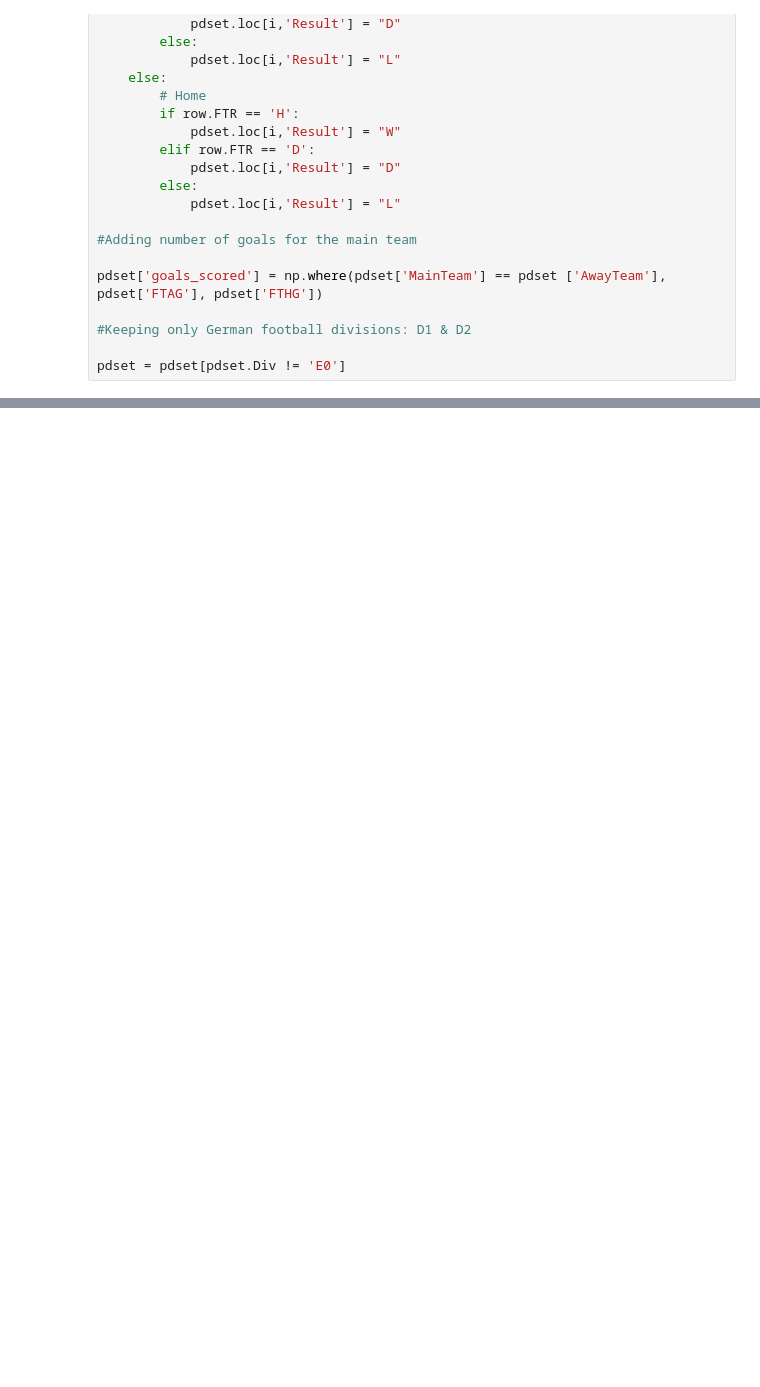
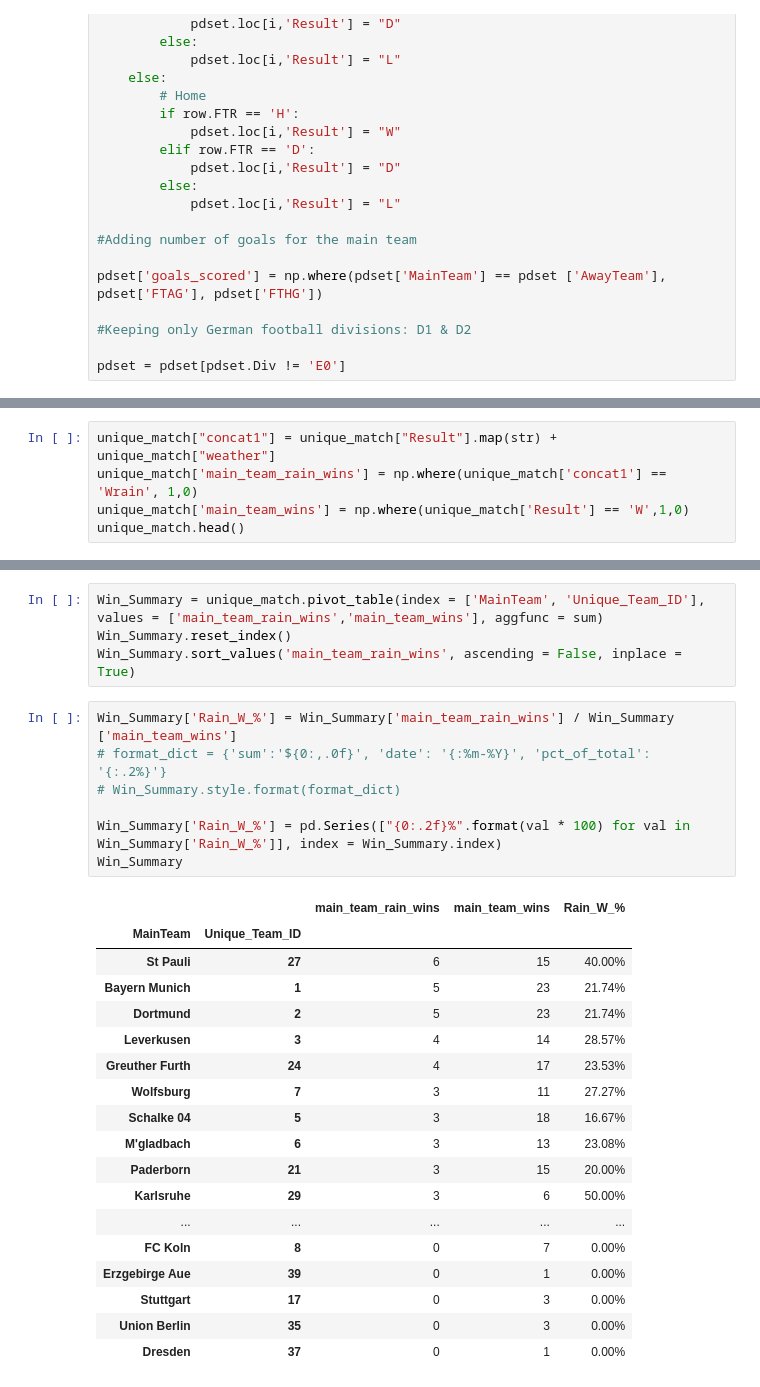
Before and after one commit to Silkways/Data-Construction, a Jupyter notebook: Project_2_Final.ipynb, the cells around one changed output, grey strips where cells are left out. Cells and saved outputs as stored; diff of their text form; blank space fills up the shorter version.

```diff
--- a/Project_2_Final.ipynb
+++ b/Project_2_Final.ipynb
@@ -80,0 +188,5 @@ pdset = pdset[pdset.Div != 'E0']
+# %%
+unique_match["concat1"] = unique_match["Result"].map(str) + unique_match["weather"]
+unique_match['main_team_rain_wins'] = np.where(unique_match['concat1'] == 'Wrain', 1,0)
+unique_match['main_team_wins'] = np.where(unique_match['Result'] == 'W',1,0)
+unique_match.head()
@@ -80,0 +215,30 @@ pdset = pdset[pdset.Div != 'E0']
+# %%
+Win_Summary = unique_match.pivot_table(index = ['MainTeam', 'Unique_Team_ID'], values = ['main_team_rain_wins','main_team_wins'], aggfunc = sum)
+Win_Summary.reset_index()
+Win_Summary.sort_values('main_team_rain_wins', ascending = False, inplace = True)
+# %%
+Win_Summary['Rain_W_%'] = Win_Summary['main_team_rain_wins'] / Win_Summary ['main_team_wins']
+# format_dict = {'sum':'${0:,.0f}', 'date': '{:%m-%Y}', 'pct_of_total': '{:.2%}'}
+# Win_Summary.style.format(format_dict)
+
+Win_Summary['Rain_W_%'] = pd.Series(["{0:.2f}%".format(val * 100) for val in Win_Summary['Rain_W_%']], index = Win_Summary.index)
+Win_Summary
+# %% [output]
+|  |  | main_team_rain_wins | main_team_wins | Rain_W_% |
+| MainTeam | Unique_Team_ID |  |  |  |
+| St Pauli | 27 | 6 | 15 | 40.00% |
+| Bayern Munich | 1 | 5 | 23 | 21.74% |
+| Dortmund | 2 | 5 | 23 | 21.74% |
+| Leverkusen | 3 | 4 | 14 | 28.57% |
+| Greuther Furth | 24 | 4 | 17 | 23.53% |
+| Wolfsburg | 7 | 3 | 11 | 27.27% |
+| Schalke 04 | 5 | 3 | 18 | 16.67% |
+| M'gladbach | 6 | 3 | 13 | 23.08% |
+| Paderborn | 21 | 3 | 15 | 20.00% |
+| Karlsruhe | 29 | 3 | 6 | 50.00% |
+| ... | ... | ... | ... | ... |
+| FC Koln | 8 | 0 | 7 | 0.00% |
+| Erzgebirge Aue | 39 | 0 | 1 | 0.00% |
+| Stuttgart | 17 | 0 | 3 | 0.00% |
+| Union Berlin | 35 | 0 | 3 | 0.00% |
+| Dresden | 37 | 0 | 1 | 0.00% |
```
Also changed, not shown: parts of 10 cells of this notebook, 1 other file.
